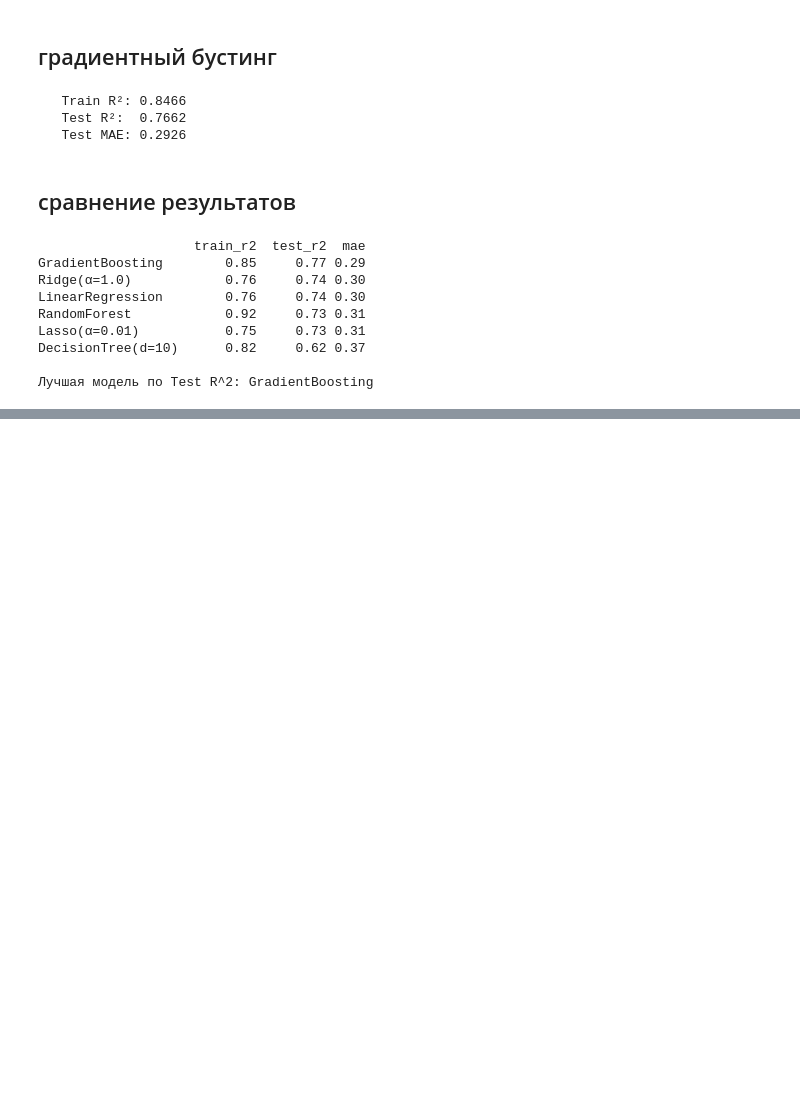
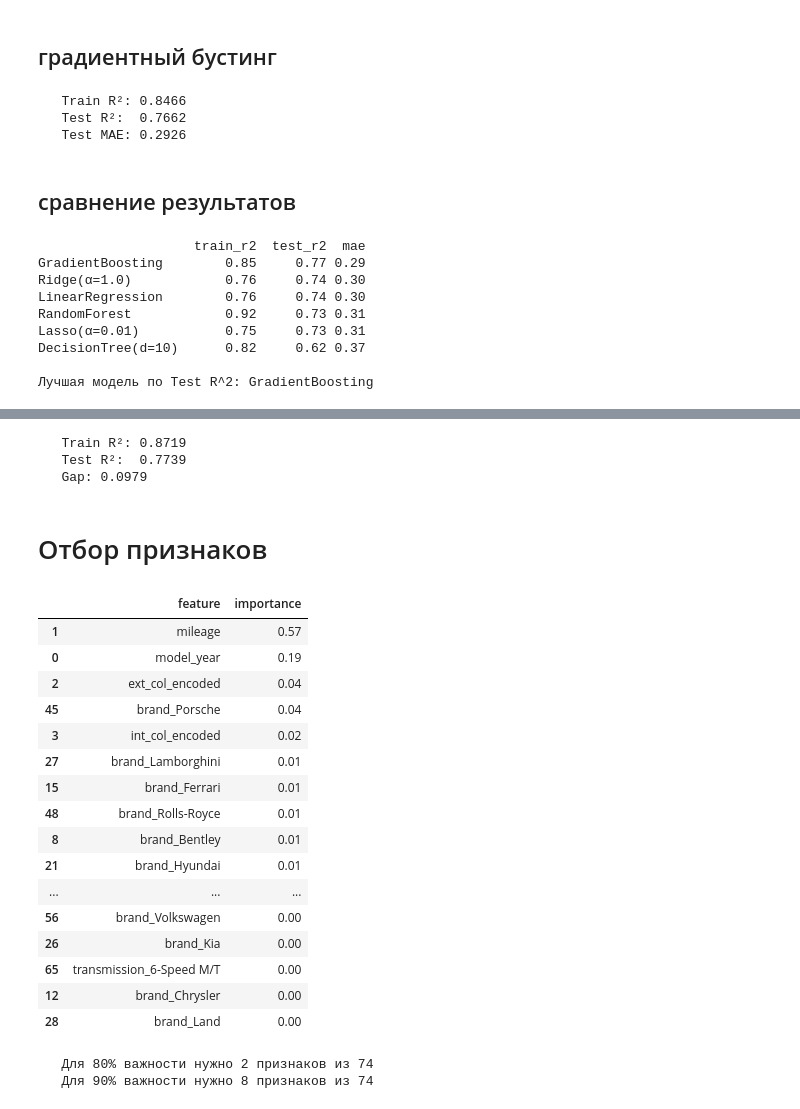
Before and after one commit to erstcl/ml-start-first, a Jupyter notebook: research.ipynb, the cells around one changed output, grey strips where cells are left out. Drawn from its saved outputs; the diff is of its cells as text; code cells hidden in the pictures; blank space fills up the shorter version.

```diff
--- a/research.ipynb
+++ b/research.ipynb
@@ -625,0 +699,13 @@ DecisionTree(d=10)      0.82     0.62 0.37
+# %%
+gb_grid = GradientBoostingRegressor(random_state=42)
+
+grid_search_gb = GridSearchCV(
+    gb_grid,
+    param_grid_gb,
+    cv=3,
+    scoring='r2',
+    n_jobs=-1,
+    verbose=1
+)
+# %%
+grid_search_gb.fit(X_train, y_train)
@@ -625,0 +739,10 @@ DecisionTree(d=10)      0.82     0.62 0.37
+# %%
+best_gb = grid_search_gb.best_estimator_
+
+y_pred_train = best_gb.predict(X_train)
+y_pred_test = best_gb.predict(X_test)
+
+train_r2 = r2_score(y_train, y_pred_train)
+test_r2 = r2_score(y_test, y_pred_test)
+gap = train_r2 - test_r2
+test_mae = mean_absolute_error(y_test, y_pred_test)
@@ -625,0 +866,10 @@ DecisionTree(d=10)      0.82     0.62 0.37
+# %%
+print(f"   Train R²: {voting_train_r2:.4f}")
+print(f"   Test R²:  {voting_test_r2:.4f}")
+print(f"   Gap: {voting_train_r2 - voting_test_r2:.4f}")
+# %% [output]
+   Train R²: 0.8719
+   Test R²:  0.7739
+   Gap: 0.0979
+# %% [markdown]
+# Отбор признаков
@@ -625,0 +878,25 @@ DecisionTree(d=10)      0.82     0.62 0.37
+# %%
+feature_importance = pd.DataFrame({
+    'feature': X.columns,
+    'importance': best_gb.feature_importances_
+}).sort_values('importance', ascending=False)
+# %%
+feature_importance.head(20)
+# %% [output]
+|  | feature | importance |
+| 1 | mileage | 0.57 |
+| 0 | model_year | 0.19 |
+| 2 | ext_col_encoded | 0.04 |
+| 45 | brand_Porsche | 0.04 |
+| 3 | int_col_encoded | 0.02 |
+| 27 | brand_Lamborghini | 0.01 |
+| 15 | brand_Ferrari | 0.01 |
+| 48 | brand_Rolls-Royce | 0.01 |
+| 8 | brand_Bentley | 0.01 |
+| 21 | brand_Hyundai | 0.01 |
+| ... | ... | ... |
+| 56 | brand_Volkswagen | 0.00 |
+| 26 | brand_Kia | 0.00 |
+| 65 | transmission_6-Speed M/T | 0.00 |
+| 12 | brand_Chrysler | 0.00 |
+| 28 | brand_Land | 0.00 |
@@ -625,0 +907,6 @@ DecisionTree(d=10)      0.82     0.62 0.37
+# %%
+print(f"   Для 80% важности нужно {n_features_80} признаков из {len(feature_importance)}")
+print(f"   Для 90% важности нужно {n_features_90} признаков из {len(feature_importance)}")
+# %% [output]
+   Для 80% важности нужно 2 признаков из 74
+   Для 90% важности нужно 8 признаков из 74
```
Also changed, not shown: parts of 59 cells of this notebook, 1 other file.
